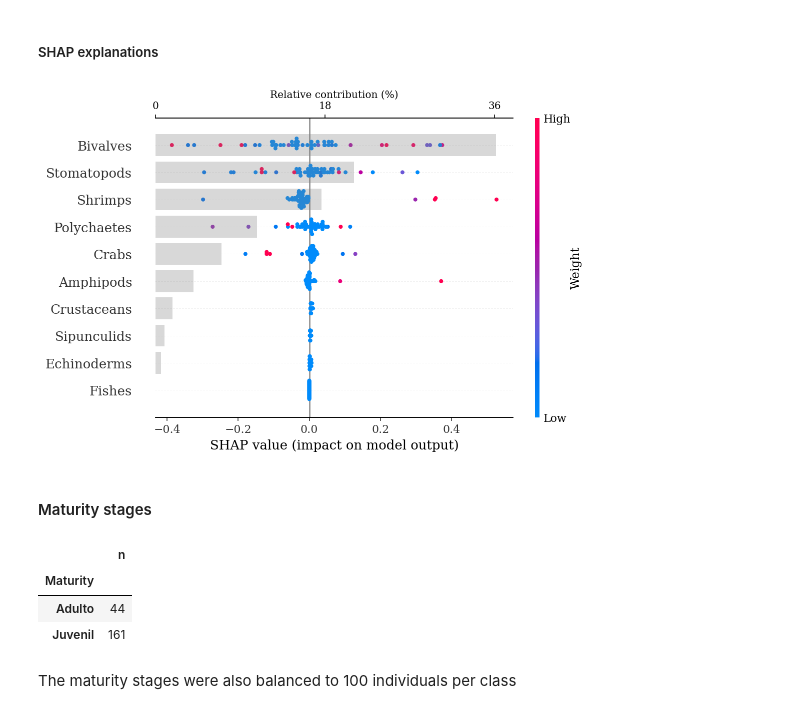
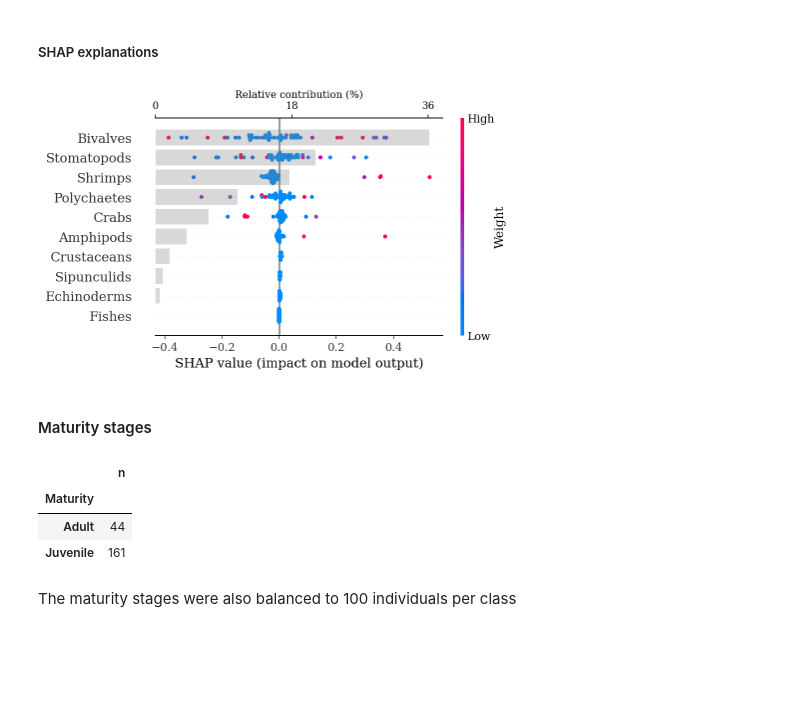
Before and after one commit to ArturoBell/01072022, a Jupyter notebook: SI1_ML_counts.ipynb, the cells around one changed output. Drawn from its saved outputs; the diff is of its cells as text; code cells hidden in the pictures; blank space fills up the shorter version.

```diff
--- a/SI1_ML_counts.ipynb
+++ b/SI1_ML_counts.ipynb
@@ -252,8 +322,8 @@ classification = 'Sex'
 The sexes were balanced to 100 individuals per class. First, a random undersampling:
 # %%
 # Random undersampling
-under_female = stomach_hd[stomach_hd.Sex == 'Hembra'].sample(n = 100, random_state = 0)
-under_sex = under_female.append(stomach_hd[stomach_hd.Sex == 'Macho'])
+under_female = stomach_hd[stomach_hd.Sex == 'Female'].sample(n = 100, random_state = 0)
+under_sex = under_female.append(stomach_hd[stomach_hd.Sex == 'Male'])
 under_sex.Sex = pd.Categorical(under_sex.Sex).codes
 # %% [markdown]
 Then we apply SMOTE to finish balancing the dataset:
@@ -270,7 +340,7 @@ rfm = RandomForestClassifier(random_state = 0)
 grid_rfm = GridSearchCV(rfm,
                         param_grid = grid_values,
                         scoring = 'roc_auc',
-                        n_jobs = 6)
+                        n_jobs = 8)
 # %%
 %%time
 grid_rfm.fit(X_train, y_train)
@@ -287,13 +363,14 @@ GridSearchCV(estimator=RandomForestClassifier(random_state=0), n_jobs=6,
 # %% [markdown]
 The forest was optimized with 50 trees, with a maximum depth of 28 and maximum one feature per tree:
 # %%
-grid_rfm.best_params_, grid_rfm.best_score_
+best_params = grid_rfm.best_params_
+best_params, grid_rfm.best_score_
 # %% [output]
 ({'max_depth': 28, 'max_features': 1, 'n_estimators': 50}, 0.7091428571428571)
 # %%
-rf = RandomForestClassifier(max_depth = 28,
-                            max_features = 1,
-                            n_estimators = 50,
+rf = RandomForestClassifier(max_depth = best_params['max_depth'],
+                            max_features = best_params['max_features'],
+                            n_estimators = best_params['n_estimators'],
                             n_jobs = 6,
                             random_state = 0).fit(X_train, y_train)
 # %%
@@ -314,21 +391,23 @@ shap_values = explainer.shap_values(X_test)
 # %%
 make_shap_beefall_plot(shap_values[1],
                        features = X_train,
                        test = X_test,
                        fnames = feature_names)
-plt.savefig(f'figures/Hd/{classification}/beeswarm_plot.pdf', bbox_inches = 'tight')
+plt.gcf().set_size_inches(4*1.61,4)
+plt.savefig(output_dir + f'figures/Hd/{classification}/beeswarm_plot.pdf',
+            bbox_inches = 'tight')
 # %% [output]
-[figure, old version]
+[figure, new version]
 # %% [markdown]
 #### Maturity stages
 # %%
-classification = 'Age'
+classification = 'Maturity'
 age_n
 # %% [output]
 |  | n |
 | Maturity |  |
-| Adulto | 44 |
-| Juvenil | 161 |
+| Adult | 44 |
+| Juvenile | 161 |
 # %% [markdown]
 The maturity stages were also balanced to 100 individuals per class
 # %%
```
Also changed, not shown: parts of 108 cells of this notebook.
